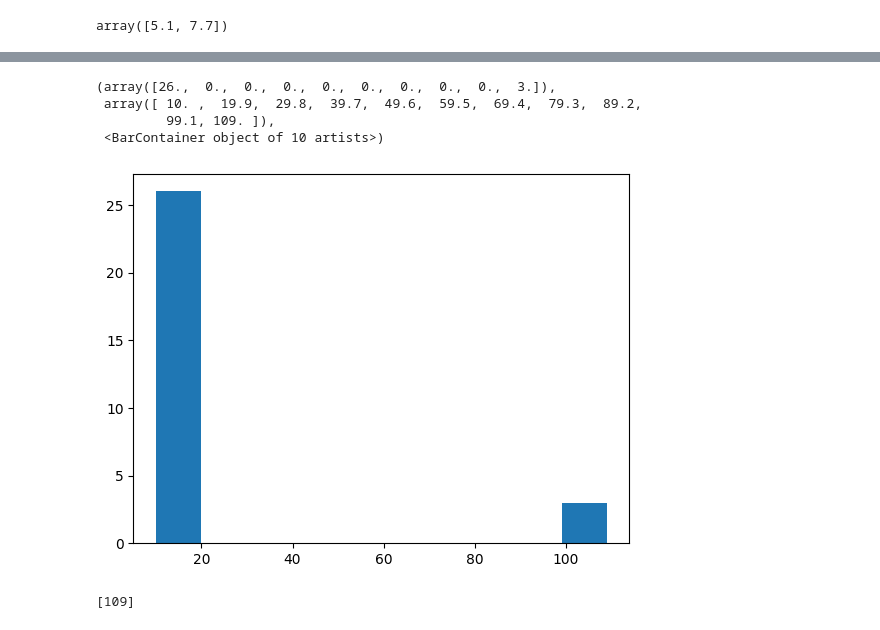
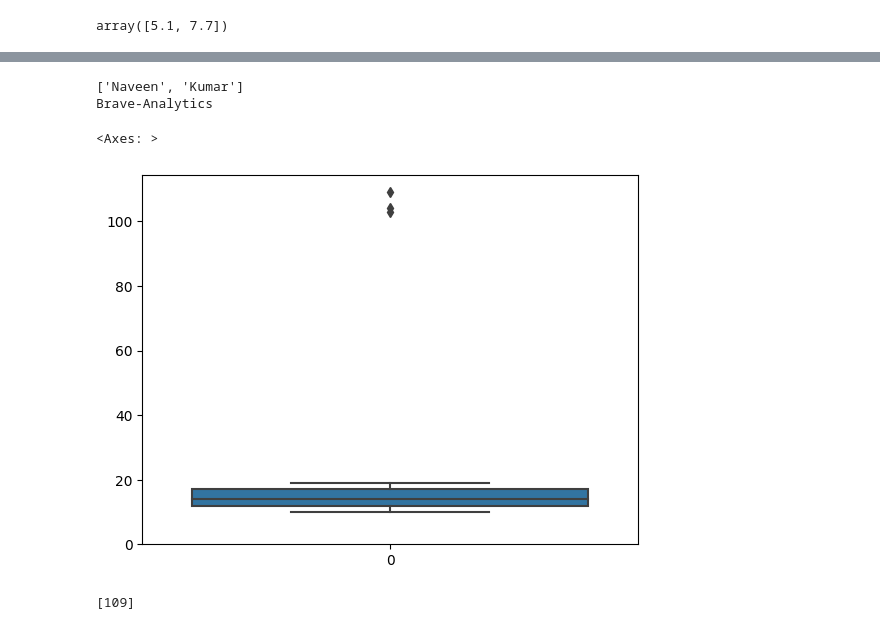
Before and after one commit to nav-kumar/Data-Analyst-Projects, a Jupyter notebook: Data Analysis using Python/StatisticsLearning.ipynb, the cells around one changed output, grey strips where cells are left out. Saved outputs shown, nothing was run; the diff lists cells and outputs as text; code cells hidden in the pictures.

```diff
--- a/Data Analysis using Python/StatisticsLearning.ipynb
+++ b/Data Analysis using Python/StatisticsLearning.ipynb
@@ -87,3 +161,11 @@ array([5.1, 7.7])
+# %%
+str1="Naveen Kumar"
+print(str1.split(" "))
+str2="Brave Analytics"
+print("-".join(str2.split(" ")))
+# %% [output]
+['Naveen', 'Kumar']
+Brave-Analytics
 # %%
 ###outliers
 # %%
@@ -93,12 +175,12 @@ import matplotlib.pyplot as plt
 # %%
 ##Define your own dataset
 dataset=[11,10,12,13,14,15,16,17,109,103,15,18,19,13,12,11,19,10,11,104,14,13,16,17,12,12,17,15,14]
-# %%
-plt.hist(dataset)
-# %% [output]
-(array([26.,  0.,  0.,  0.,  0.,  0.,  0.,  0.,  0.,  3.]),
- array([ 10. ,  19.9,  29.8,  39.7,  49.6,  59.5,  69.4,  79.3,  89.2,
-         99.1, 109. ]),
- <BarContainer object of 10 artists>)
-[figure, removed]
+# %%
+import matplotlib.pyplot as plt
+import seaborn as sns
+plt.hist(dataset)
+sns.boxplot(dataset)
+# %% [output]
+<Axes: >
+[figure, added]
 # %%
```
Also changed, not shown: parts of 15 cells of this notebook, 10 other files.
